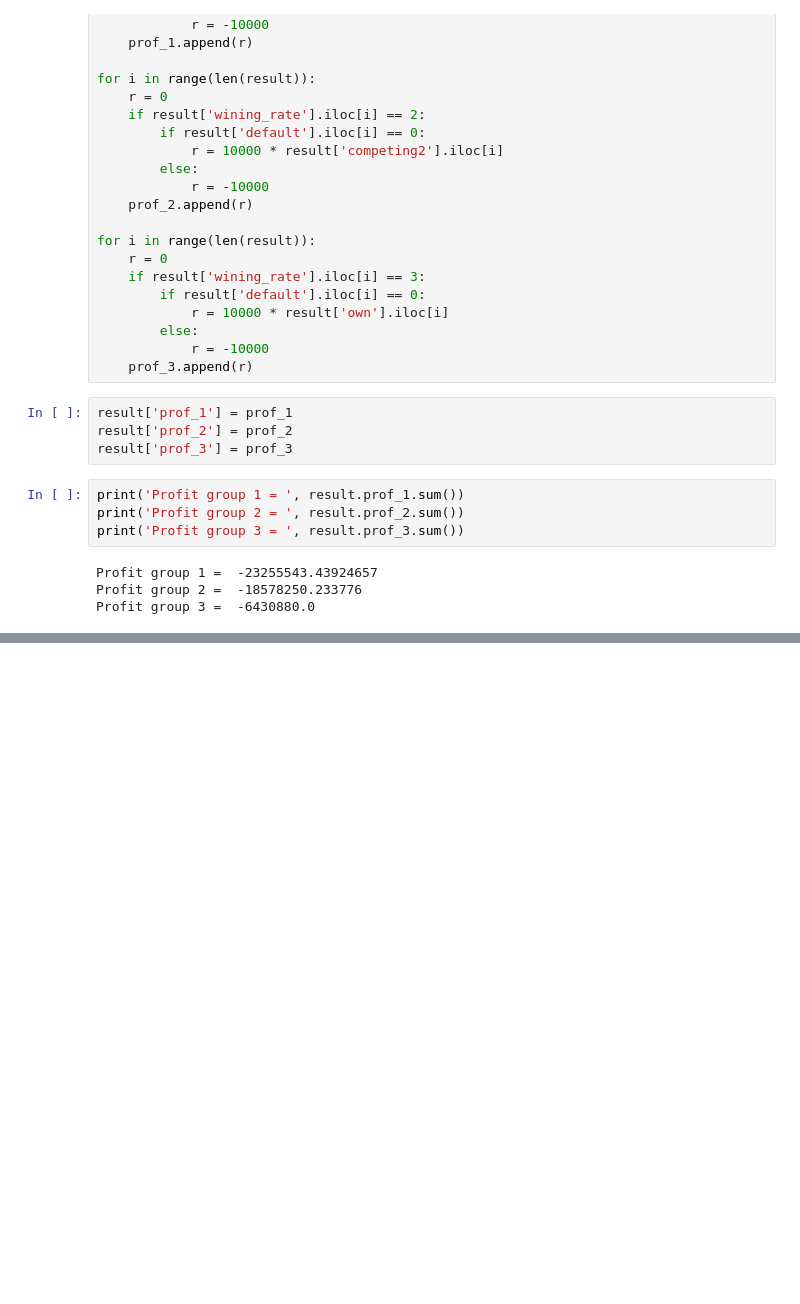
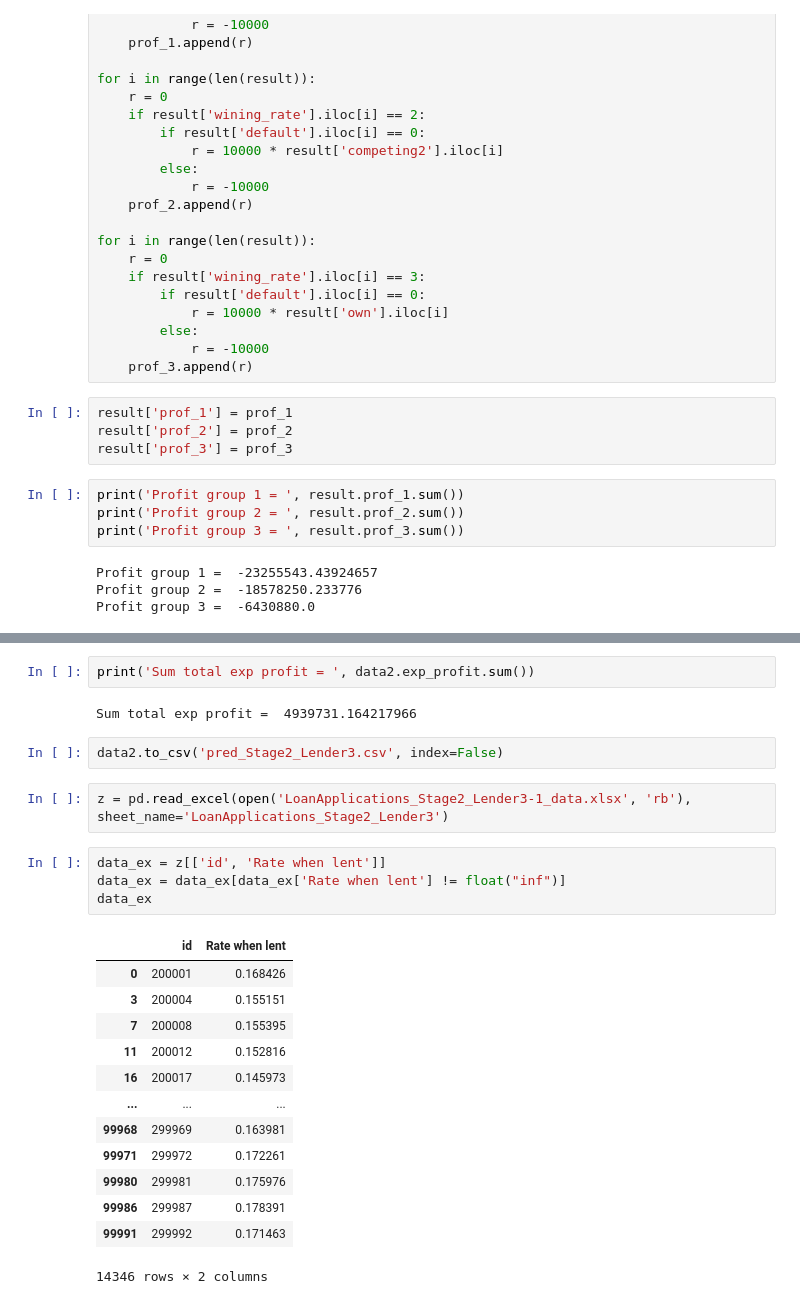
Before and after one commit to r-jaylet/advanced_fin, a Jupyter notebook: Fin.ipynb, the cells around one changed output, grey strips where cells are left out. Drawn from its saved outputs; the diff is of its cells as text; blank space fills up the shorter version.

```diff
--- a/Fin.ipynb
+++ b/Fin.ipynb
@@ -533,0 +493,26 @@ data2.to_csv('pred_Stage2_Lender3.csv', index=False)
+# %%
+print('Sum total exp profit = ', data2.exp_profit.sum())
+# %% [output]
+Sum total exp profit =  4939731.164217966
+# %%
+data2.to_csv('pred_Stage2_Lender3.csv', index=False)
+# %%
+z = pd.read_excel(open('LoanApplications_Stage2_Lender3-1_data.xlsx', 'rb'), sheet_name='LoanApplications_Stage2_Lender3')
+# %%
+data_ex = z[['id', 'Rate when lent']]
+data_ex = data_ex[data_ex['Rate when lent'] != float("inf")]
+data_ex
+# %% [output]
+|  | id | Rate when lent |
+| 0 | 200001 | 0.168426 |
+| 3 | 200004 | 0.155151 |
+| 7 | 200008 | 0.155395 |
+| 11 | 200012 | 0.152816 |
+| 16 | 200017 | 0.145973 |
+| ... | ... | ... |
+| 99968 | 299969 | 0.163981 |
+| 99971 | 299972 | 0.172261 |
+| 99980 | 299981 | 0.175976 |
+| 99986 | 299987 | 0.178391 |
+| 99991 | 299992 | 0.171463 |
+14346 rows × 2 columns
```
Also changed, not shown: parts of 48 cells of this notebook, 2 other files.
